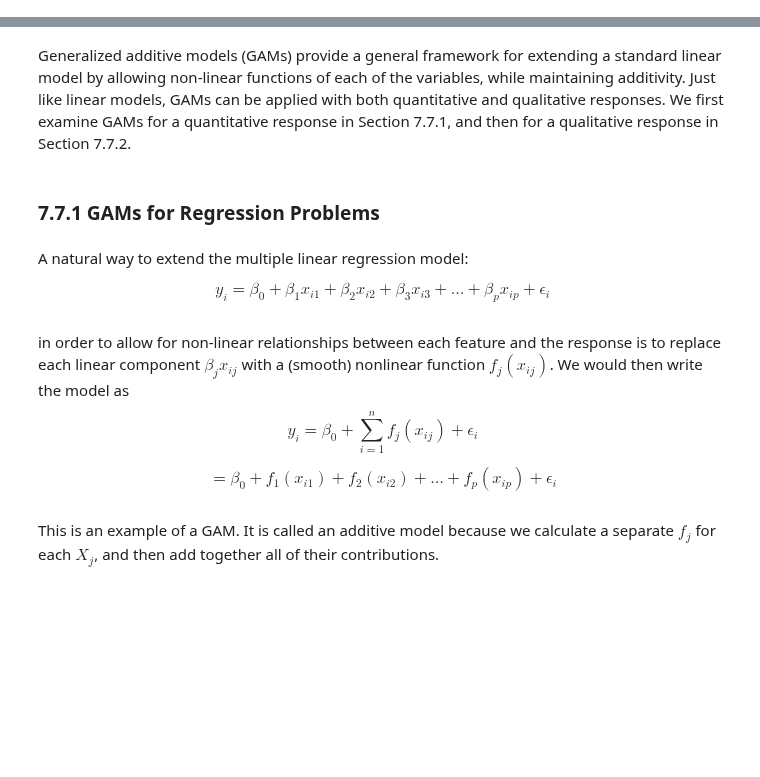
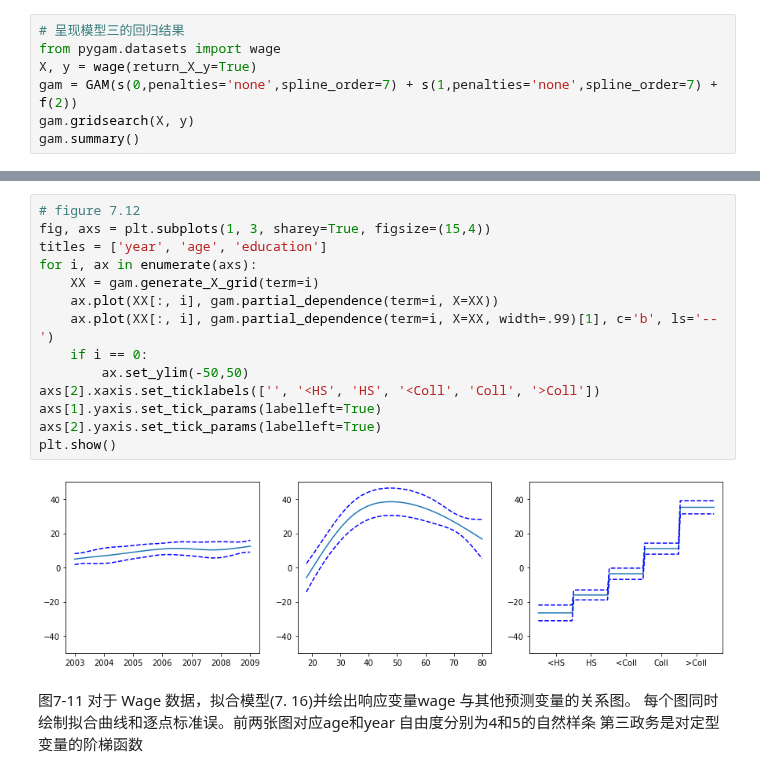
Before and after one commit to WHUFT/WHU_FinTech_Workshop, a Jupyter notebook: 10-研究方法学习班/12-机器学习/06-非线性回归与样条/非线性回归与样条2.ipynb, the cells around one changed output, grey strips where cells are left out. Drawn from its saved outputs; the diff is of its cells as text; blank space fills up the shorter version.

```diff
--- a/10-研究方法学习班/12-机器学习/06-非线性回归与样条/非线性回归与样条2.ipynb
+++ b/10-研究方法学习班/12-机器学习/06-非线性回归与样条/非线性回归与样条2.ipynb
@@ -92,0 +395,7 @@ df.head(5)
+# %%
+# 呈现模型三的回归结果
+from pygam.datasets import wage
+X, y = wage(return_X_y=True)
+gam = GAM(s(0,penalties='none',spline_order=7) + s(1,penalties='none',spline_order=7) + f(2))
+gam.gridsearch(X, y)
+gam.summary()
@@ -138,22 +446,19 @@ plt.legend()
-# %% [markdown]
-Generalized additive models (GAMs) provide a general framework for extending a standard linear model by allowing non-linear functions of each
-of the variables, while maintaining additivity. Just like linear models, GAMs can be applied with both quantitative and qualitative responses. We first
-examine GAMs for a quantitative response in Section 7.7.1, and then for a
-qualitative response in Section 7.7.2.
-# %% [markdown]
-### 7.7.1 GAMs for Regression Problems
-# %% [markdown]
-A natural way to extend the multiple linear regression model:
-
-$$ y_i = \beta_0+\beta_1 x_{i1}+\beta_2 x_{i2}+\beta_3 x_{i3}+\ldots+\beta_p x_{ip}+\epsilon_i $$
-# %% [markdown]
-in order to allow for non-linear relationships between each feature and the
-response is to replace each linear component $β_jx_{ij}$ with a (smooth) nonlinear function $f_j(x_{ij} )$. We would then write the model as
-$$y_i = \beta_0+{\sum_{i=1}^{n}f_j(x_{ij})+\epsilon_i} $$
-
-$$= \beta_0+f_1 (x_{i1})+f_2 (x_{i2})+\ldots+f_p (x_{ip})+\epsilon_i \tag{7.15}
-$$
-# %% [markdown]
-This is an example of a GAM. It is called an additive model because we
-calculate a separate $f_j$ for each $X_j$, and then add together all of their
-contributions.
+# %%
+# figure 7.12
+fig, axs = plt.subplots(1, 3, sharey=True, figsize=(15,4))
+titles = ['year', 'age', 'education']
+for i, ax in enumerate(axs):
+    XX = gam.generate_X_grid(term=i)
+    ax.plot(XX[:, i], gam.partial_dependence(term=i, X=XX))
+    ax.plot(XX[:, i], gam.partial_dependence(term=i, X=XX, width=.99)[1], c='b', ls='--')
+    if i == 0:
+        ax.set_ylim(-50,50)
+axs[2].xaxis.set_ticklabels(['', '<HS', 'HS', '<Coll', 'Coll', '>Coll'])
+axs[1].yaxis.set_tick_params(labelleft=True)
+axs[2].yaxis.set_tick_params(labelleft=True)
+plt.show()
+# %% [output]
+[figure, added]
+# %% [markdown]
+图7-11 对于 Wage 数据，拟合模型(7. 16)并绘出响应变量wage 与其他预测变量的关系图。
+每个图同时绘制拟合曲线和逐点标准误。前两张图对应age和year 自由度分别为4和5的自然样条 第三政务是对定型变量的阶梯函数
```
Also changed, not shown: parts of 61 cells of this notebook.
